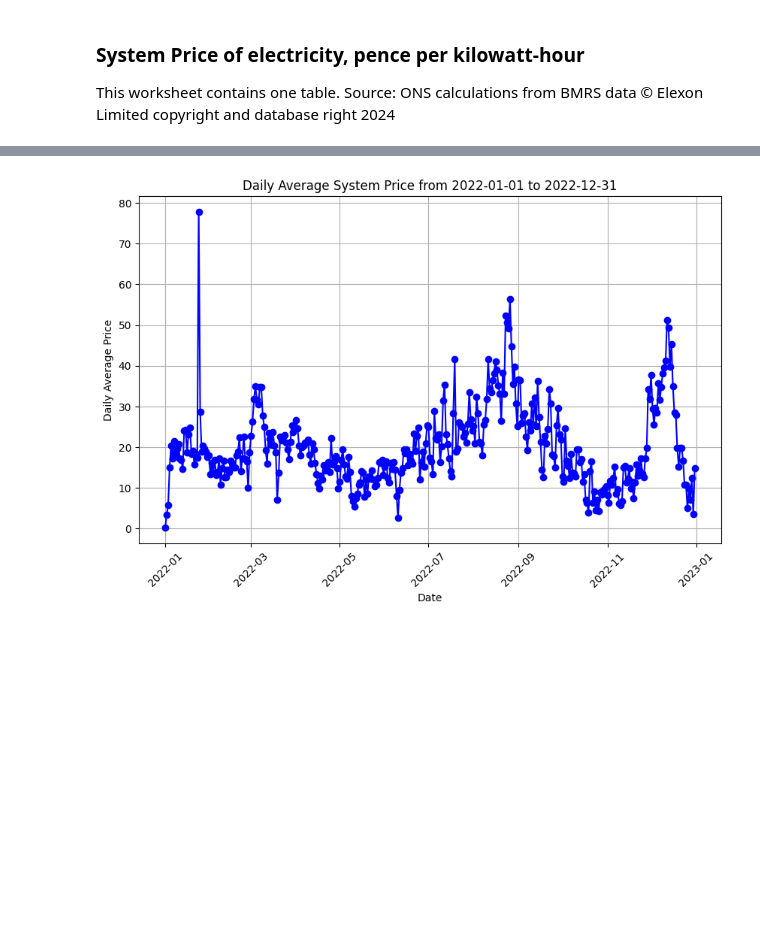
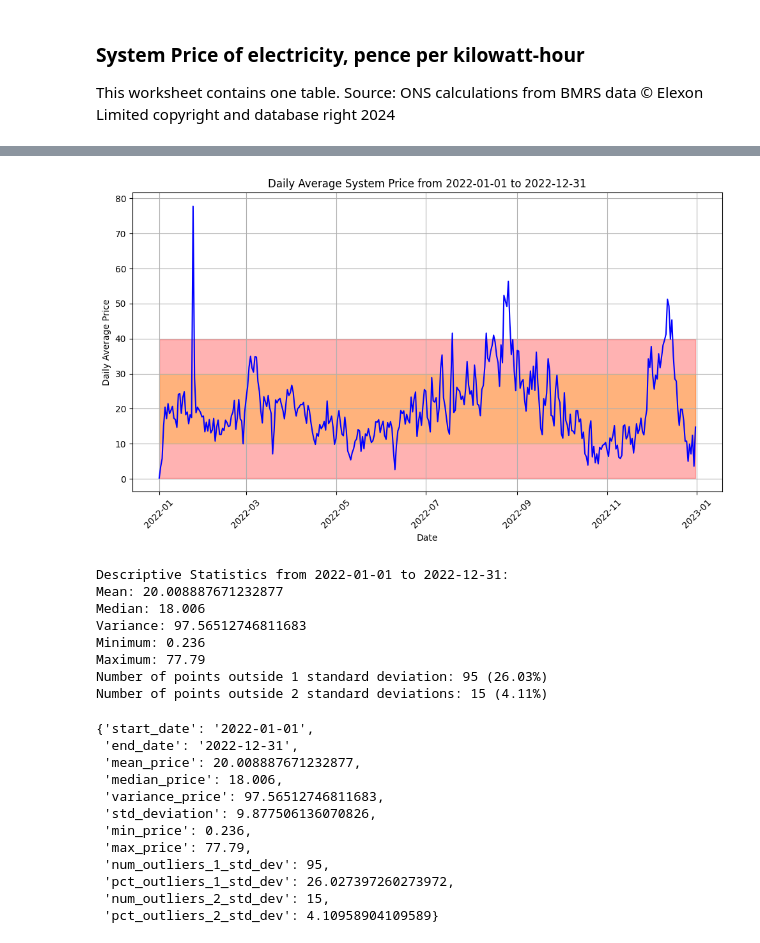
Before and after one commit to williamrodz/llm_for_ts_electricity_prices_forecasting, a Jupyter notebook: system_price.ipynb, the cells around one changed output, grey strips where cells are left out. Drawn from its saved outputs; the diff is of its cells as text; code cells hidden in the pictures; blank space fills up the shorter version.

```diff
--- a/system_price.ipynb
+++ b/system_price.ipynb
@@ -25,6 +26,8 @@ This worksheet contains one table.
 Source: ONS calculations from BMRS data © Elexon Limited copyright and database right 2024
 # %%
 system_prices = pd.read_excel("electricitypricesdataset270624.xlsx", sheet_name="Data")
+system_prices['Date'] = pd.to_datetime(system_prices['Date'])
+system_prices.set_index('Date')
 system_prices.head()
 # %% [output]
 |  | Date | Daily average | 7-day average |
@@ -89,5 +198,25 @@ plot_system_prices_for_date_range('2021-01-01', '2021-12-31')
 # %%
-plot_system_prices_for_date_range('2022-01-01', '2022-12-31')
+plot_data_for_date_range(system_prices,'2022-01-01', '2022-12-31')
 # %% [output]
-[figure, old version]
+[figure, new version]
+Descriptive Statistics from 2022-01-01 to 2022-12-31:
+Mean: 20.008887671232877
+Median: 18.006
+Variance: 97.56512746811683
+Minimum: 0.236
+Maximum: 77.79
+Number of points outside 1 standard deviation: 95 (26.03%)
+Number of points outside 2 standard deviations: 15 (4.11%)
+{'start_date': '2022-01-01',
+ 'end_date': '2022-12-31',
+ 'mean_price': 20.008887671232877,
+ 'median_price': 18.006,
+ 'variance_price': 97.56512746811683,
+ 'std_deviation': 9.877506136070826,
+ 'min_price': 0.236,
+ 'max_price': 77.79,
+ 'num_outliers_1_std_dev': 95,
+ 'pct_outliers_1_std_dev': 26.027397260273972,
+ 'num_outliers_2_std_dev': 15,
+ 'pct_outliers_2_std_dev': 4.10958904109589}
 # %%
```
Also changed, not shown: parts of 17 cells of this notebook, 1 other file.
